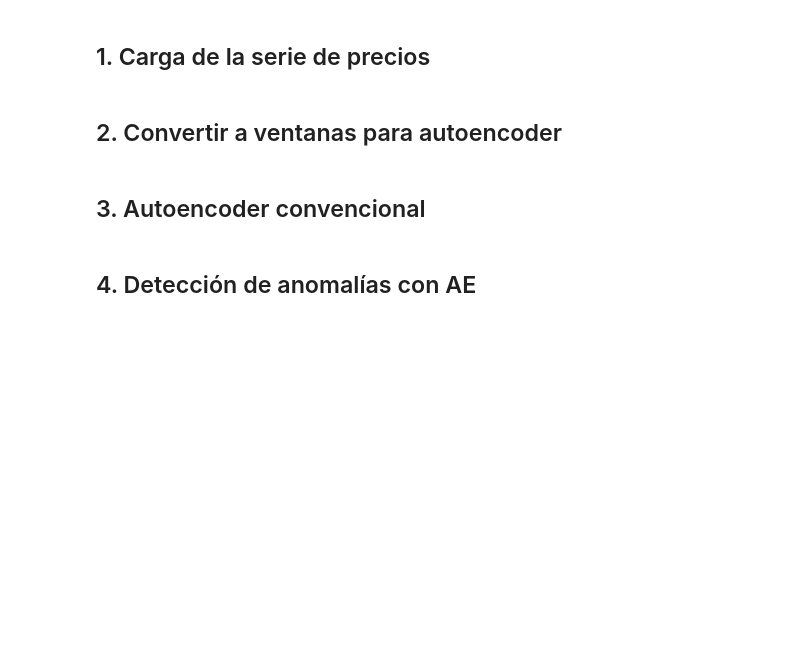
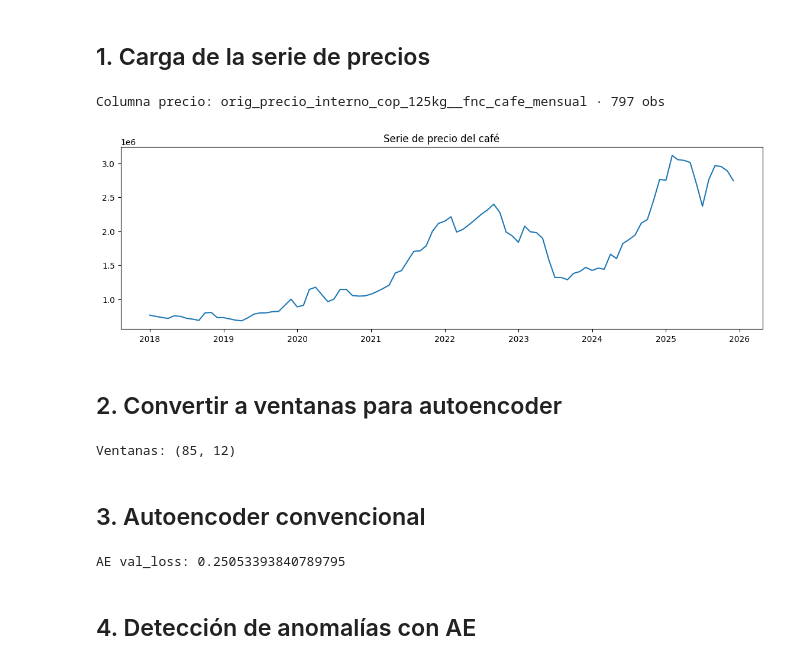
Before and after one commit to y4xulSC/IA_Entrega_Final, a Jupyter notebook: 02_notebooks/NB12_Autoencoder_VAE.ipynb, the cells around one changed output. Drawn from its saved outputs; the diff is of its cells as text; code cells hidden in the pictures; blank space fills up the shorter version.

Commit message:
mejoras en los NBs ejecución correcta con resultados mejores a anteriores casos

```diff
--- a/02_notebooks/NB12_Autoencoder_VAE.ipynb
+++ b/02_notebooks/NB12_Autoencoder_VAE.ipynb
@@ -3,17 +10,76 @@
 # %%
-import warnings, jsonfrom pathlib import Pathimport numpy as np, pandas as pdimport matplotlib.pyplot as pltimport tensorflow as tffrom tensorflow.keras import layers, models, optimizers, callbacksfrom sklearn.preprocessing import StandardScalerfrom sklearn.ensemble import IsolationForestwarnings.filterwarnings('ignore')RNG=42; np.random.seed(RNG); tf.random.set_seed(RNG)PROJECT=Path('..').resolve()DIR_FIG=PROJECT/'05_resultados'/'figuras'; DIR_FIG.mkdir(parents=True,exist_ok=True)DIR_TAB=PROJECT/'05_resultados'/'tablas'; DIR_TAB.mkdir(parents=True,exist_ok=True)DIR_MOD=PROJECT/'04_modelos_entrenados'; DIR_MOD.mkdir(parents=True,exist_ok=True)
+import warnings, json
+from pathlib import Path
+import numpy as np, pandas as pd
+import matplotlib.pyplot as plt
+import tensorflow as tf
+from tensorflow.keras import layers, models, optimizers, callbacks
+from sklearn.preprocessing import StandardScaler
+from sklearn.ensemble import IsolationForest
+from keras import ops
+warnings.filterwarnings('ignore')
+RNG=123; np.random.seed(RNG); tf.random.set_seed(RNG)
+PROJECT=Path('..').resolve()
+DIR_FIG=PROJECT/'05_resultados'/'figuras'; DIR_FIG.mkdir(parents=True,exist_ok=True)
+DIR_TAB=PROJECT/'05_resultados'/'tablas'; DIR_TAB.mkdir(parents=True,exist_ok=True)
+DIR_MOD=PROJECT/'04_modelos_entrenados'; DIR_MOD.mkdir(parents=True,exist_ok=True)
 # %% [markdown]
 ## 1. Carga de la serie de precios
 # %%
-arch=PROJECT/'01_datos'/'enriquecidos'/'precios'/'precios_consolidados_mensual.csv'arch_2da=PROJECT.parent/'IA_Segunda_Entrega'/'datasets'/'fnc_cafe_mensual.csv'df=pd.read_csv(arch if arch.exists() else arch_2da)df['fecha']=pd.to_datetime(df['fecha'],errors='coerce')df=df.sort_values('fecha').dropna(subset=['fecha']).reset_index(drop=True)# Buscar columna de preciofor c in df.columns:    if 'precio' in c.lower() and df[c].notna().sum()>50:        col=c; breakprint('Columna precio:',col,'·',len(df),'obs')serie=df[['fecha',col]].dropna().reset_index(drop=True)serie.columns=['fecha','precio']plt.figure(figsize=(14,4))plt.plot(serie.fecha,serie.precio); plt.title('Serie de precio del café')plt.savefig(DIR_FIG/'NB12_serie.png',dpi=120); plt.show()
+arch=PROJECT/'01_datos'/'enriquecidos'/'precios'/'precios_consolidados_mensual.csv'
+arch_2da=PROJECT.parent/'IA_Segunda_Entrega'/'datasets'/'fnc_cafe_mensual.csv'
+df=pd.read_csv(arch if arch.exists() else arch_2da)
+df['fecha']=pd.to_datetime(df['fecha'],errors='coerce')
+df=df.sort_values('fecha').dropna(subset=['fecha']).reset_index(drop=True)
+
+# Buscar columna de precio
+for c in df.columns:
+    if 'precio' in c.lower() and df[c].notna().sum()>50:
+        col=c; break
+print('Columna precio:',col,'·',len(df),'obs')
+serie=df[['fecha',col]].dropna().reset_index(drop=True)
+serie.columns=['fecha','precio']
+plt.figure(figsize=(14,4))
+plt.plot(serie.fecha,serie.precio); plt.title('Serie de precio del café')
+plt.savefig(DIR_FIG/'NB12_serie.png',dpi=120); plt.show()
+# %% [output]
+Columna precio: orig_precio_interno_cop_125kg__fnc_cafe_mensual · 797 obs
+[figure, added]
 # %% [markdown]
 ## 2. Convertir a ventanas para autoencoder
 # %%
-WIN=12  # ventana 12 mesesdef slide(arr,w):    return np.array([arr[i:i+w] for i in range(len(arr)-w+1)])scaler=StandardScaler().fit(serie[['precio']])serie['precio_s']=scaler.transform(serie[['precio']])ventanas=slide(serie['precio_s'].values,WIN)print('Ventanas:',ventanas.shape)# Dividimos: primeras 70% como 'normal' para entrenarn_train=int(len(ventanas)*0.7)X_train=ventanas[:n_train]; X_test=ventanas[n_train:]
+WIN=12  # ventana 12 meses
+def slide(arr,w):
+    return np.array([arr[i:i+w] for i in range(len(arr)-w+1)])
+
+scaler=StandardScaler().fit(serie[['precio']])
+serie['precio_s']=scaler.transform(serie[['precio']])
+ventanas=slide(serie['precio_s'].values,WIN)
+print('Ventanas:',ventanas.shape)
+
+# Dividimos: primeras 70% como 'normal' para entrenar
+n_train=int(len(ventanas)*0.7)
+X_train=ventanas[:n_train]; X_test=ventanas[n_train:]
+# %% [output]
+Ventanas: (85, 12)
 # %% [markdown]
 ## 3. Autoencoder convencional
 # %%
-def autoencoder(input_dim,latent=4):    inp=layers.Input(shape=(input_dim,))    x=layers.Dense(8,activation='relu')(inp)    z=layers.Dense(latent,activation='relu',name='latent')(x)    x=layers.Dense(8,activation='relu')(z)    out=layers.Dense(input_dim,activation='linear')(x)    return models.Model(inp,out,name='AE'), models.Model(inp,z,name='encoder')ae,enc=autoencoder(WIN,latent=3)ae.compile(optimizer=optimizers.Adam(1e-3),loss='mse')h_ae=ae.fit(X_train,X_train,validation_split=0.15,epochs=200,batch_size=16,verbose=0,    callbacks=[callbacks.EarlyStopping(patience=20,restore_best_weights=True)])print('AE val_loss:',min(h_ae.history['val_loss']))
+def autoencoder(input_dim,latent=4):
+    inp=layers.Input(shape=(input_dim,))
+    x=layers.Dense(8,activation='relu')(inp)
+    z=layers.Dense(latent,activation='relu',name='latent')(x)
+    x=layers.Dense(8,activation='relu')(z)
+    out=layers.Dense(input_dim,activation='linear')(x)
+    return models.Model(inp,out,name='AE'), models.Model(inp,z,name='encoder')
+
+ae,enc=autoencoder(WIN,latent=3)
+ae.compile(optimizer=optimizers.Adam(1e-3),loss='mse')
+h_ae=ae.fit(X_train,X_train,validation_split=0.15,epochs=200,batch_size=16,verbose=0,
+    callbacks=[callbacks.EarlyStopping(patience=20,restore_best_weights=True)])
+print('AE val_loss:',min(h_ae.history['val_loss']))
+# %% [output]
+AE val_loss: 0.25053393840789795
 # %% [markdown]
 ## 4. Detección de anomalías con AE
 # %%
```
Also changed, not shown: parts of 8 cells of this notebook, 10 other files.
